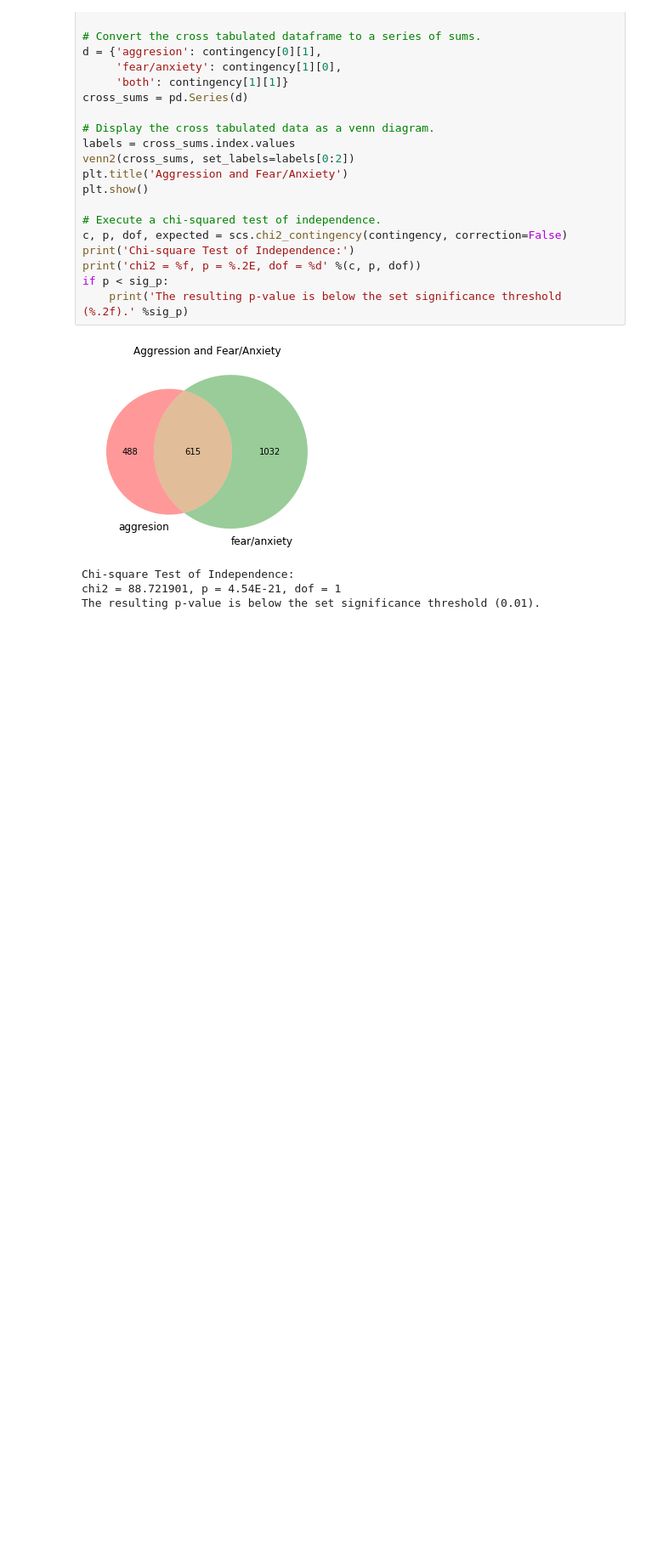
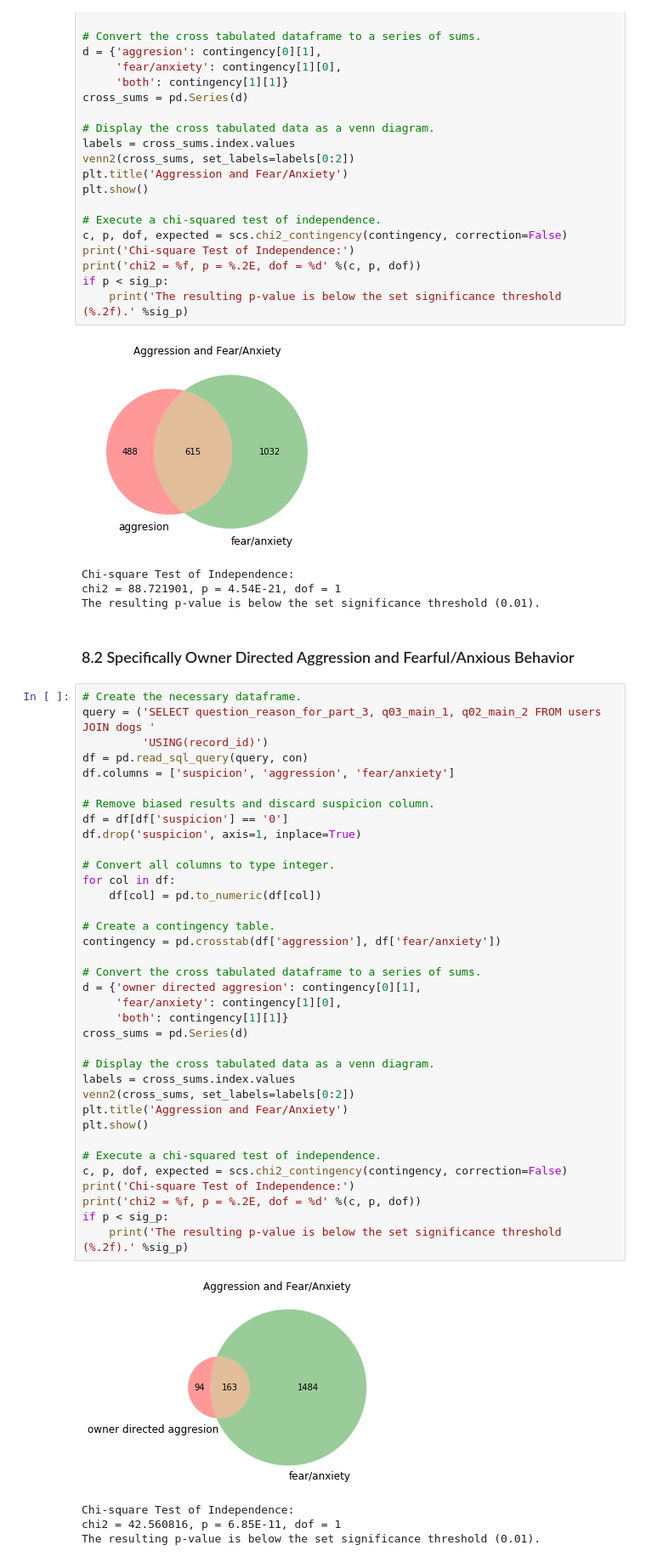
Before and after one commit to iandinwoodie/pdbs-study-1, a Jupyter notebook: notebooks/1.0-ird-pdbs-analysis-notebook.ipynb, the cells around one changed output. Shown: that part at 85% size. Cells and saved outputs as stored; diff of their text form; blank space fills up the shorter version.

Commit message:
Added chi2 for owner directed aggression

```diff
--- a/notebooks/1.0-ird-pdbs-analysis-notebook.ipynb
+++ b/notebooks/1.0-ird-pdbs-analysis-notebook.ipynb
@@ -788,3 +790,46 @@ if p < sig_p:
 Chi-square Test of Independence:
 chi2 = 88.721901, p = 4.54E-21, dof = 1
 The resulting p-value is below the set significance threshold (0.01).
+# %% [markdown]
+### 8.2 Specifically Owner Directed Aggression and Fearful/Anxious Behavior
+# %%
+# Create the necessary dataframe.
+query = ('SELECT question_reason_for_part_3, q03_main_1, q02_main_2 FROM users JOIN dogs '
+         'USING(record_id)')
+df = pd.read_sql_query(query, con)
+df.columns = ['suspicion', 'aggression', 'fear/anxiety']
+
+# Remove biased results and discard suspicion column.
+df = df[df['suspicion'] == '0']
+df.drop('suspicion', axis=1, inplace=True)
+
+# Convert all columns to type integer.
+for col in df:
+    df[col] = pd.to_numeric(df[col])
+
+# Create a contingency table.
+contingency = pd.crosstab(df['aggression'], df['fear/anxiety'])
+
+# Convert the cross tabulated dataframe to a series of sums.
+d = {'owner directed aggresion': contingency[0][1],
+     'fear/anxiety': contingency[1][0],
+     'both': contingency[1][1]}
+cross_sums = pd.Series(d)
+
+# Display the cross tabulated data as a venn diagram.
+labels = cross_sums.index.values
+venn2(cross_sums, set_labels=labels[0:2])
+plt.title('Aggression and Fear/Anxiety')
+plt.show()
+
+# Execute a chi-squared test of independence.
+c, p, dof, expected = scs.chi2_contingency(contingency, correction=False)
+print('Chi-square Test of Independence:')
+print('chi2 = %f, p = %.2E, dof = %d' %(c, p, dof))
+if p < sig_p:
+    print('The resulting p-value is below the set significance threshold (%.2f).' %sig_p)
+# %% [output]
+[figure, added]
+Chi-square Test of Independence:
+chi2 = 42.560816, p = 6.85E-11, dof = 1
+The resulting p-value is below the set significance threshold (0.01).
```
Also changed, not shown: parts of 1 cell of this notebook.
